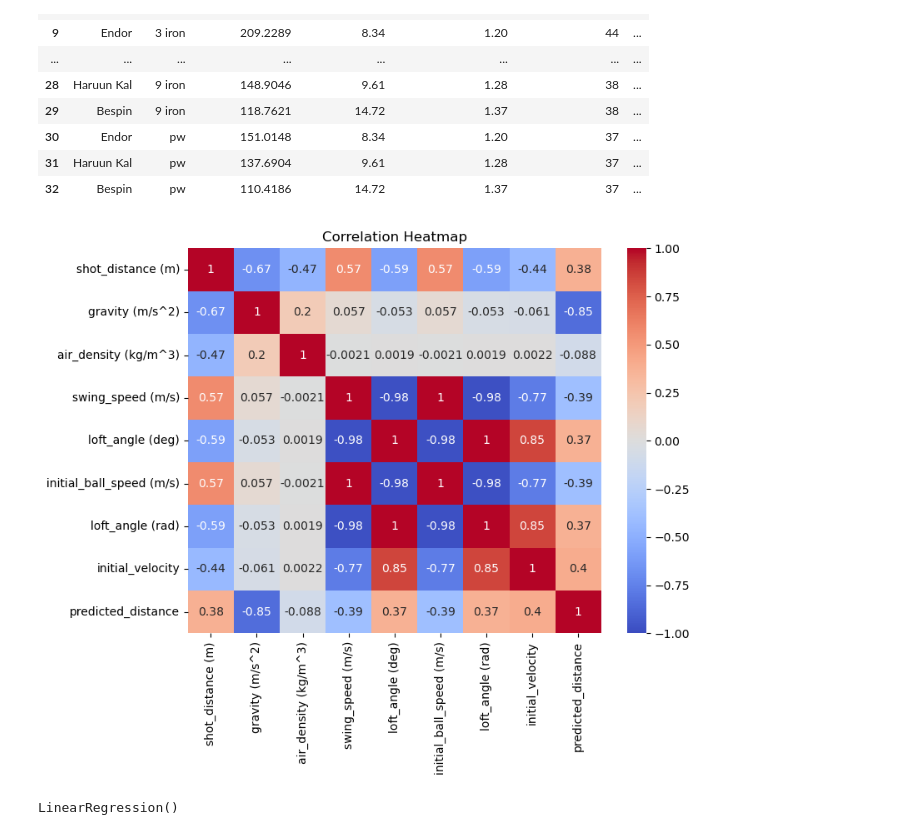
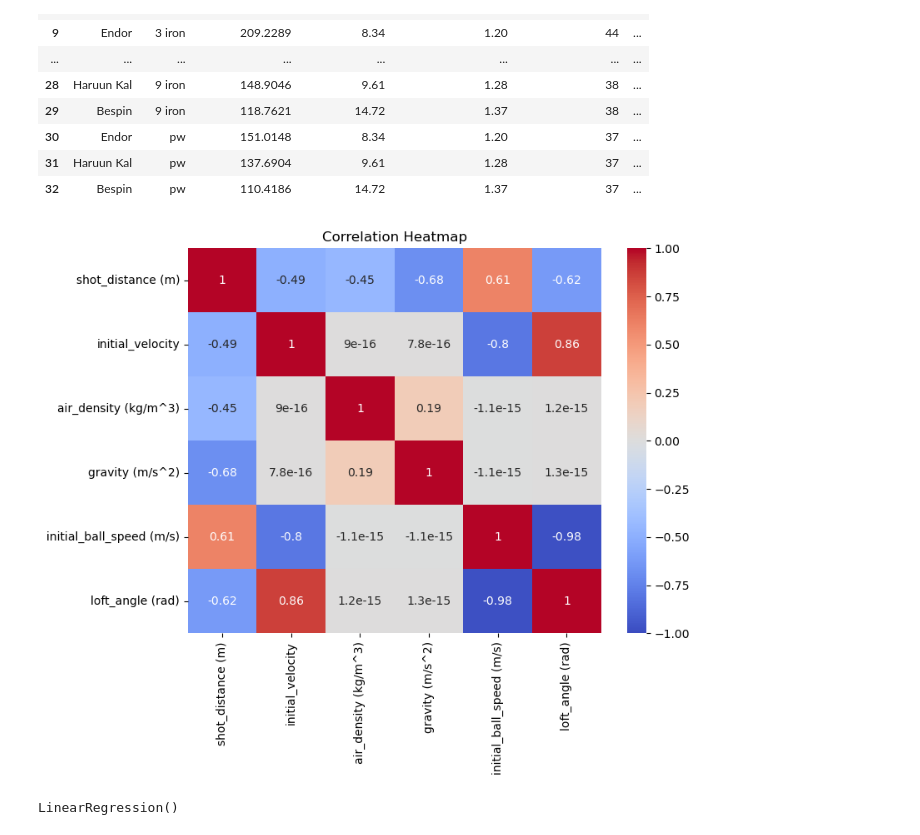
Before and after one commit to shahrezamer/mclaren_applied, a Jupyter notebook: src/model.ipynb, the cells around one changed output. Saved outputs shown, nothing was run; the diff lists cells and outputs as text; code cells hidden in the pictures.

```diff
--- a/src/model.ipynb
+++ b/src/model.ipynb
@@ -68,7 +68,7 @@ def calculate_initial_velocity(swing_speed, loft_angle_deg):
     # Calculate initial velocity using the provided equation
     initial_velocity = 1.5 * swing_speed * (1 + math.sin(loft_angle_rad))
 
-    return initial_velocity**2
+    return initial_velocity
 
 def projectile_distance(v, g, deg):
     angle_radians = math.radians(deg)
@@ -103,13 +103,13 @@ t_data
 # %%
 import matplotlib.pyplot as plt
 import seaborn as sns
 
-correlation_matrix = data[2:].corr()
+correlation_matrix = data[['shot_distance (m)','initial_velocity', 'air_density (kg/m^3)','gravity (m/s^2)', 'initial_ball_speed (m/s)','loft_angle (rad)']].corr()
 plt.figure(figsize=(8, 6))
 sns.heatmap(correlation_matrix, annot=True, cmap='coolwarm', vmin=-1, vmax=1)
 plt.title('Correlation Heatmap')
 plt.show()
 # %% [output]
-[figure, old version]
+[figure, new version]
 # %%
 from sklearn.linear_model import LinearRegression
```
Also changed, not shown: parts of 3 cells of this notebook, 1 other file.
